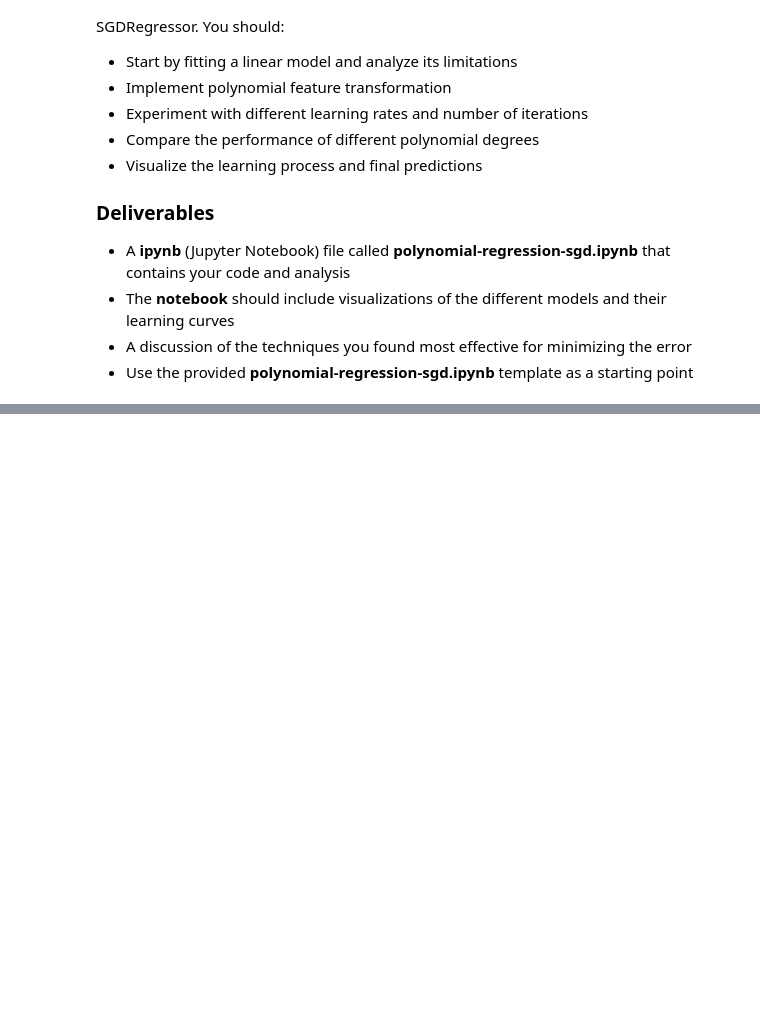
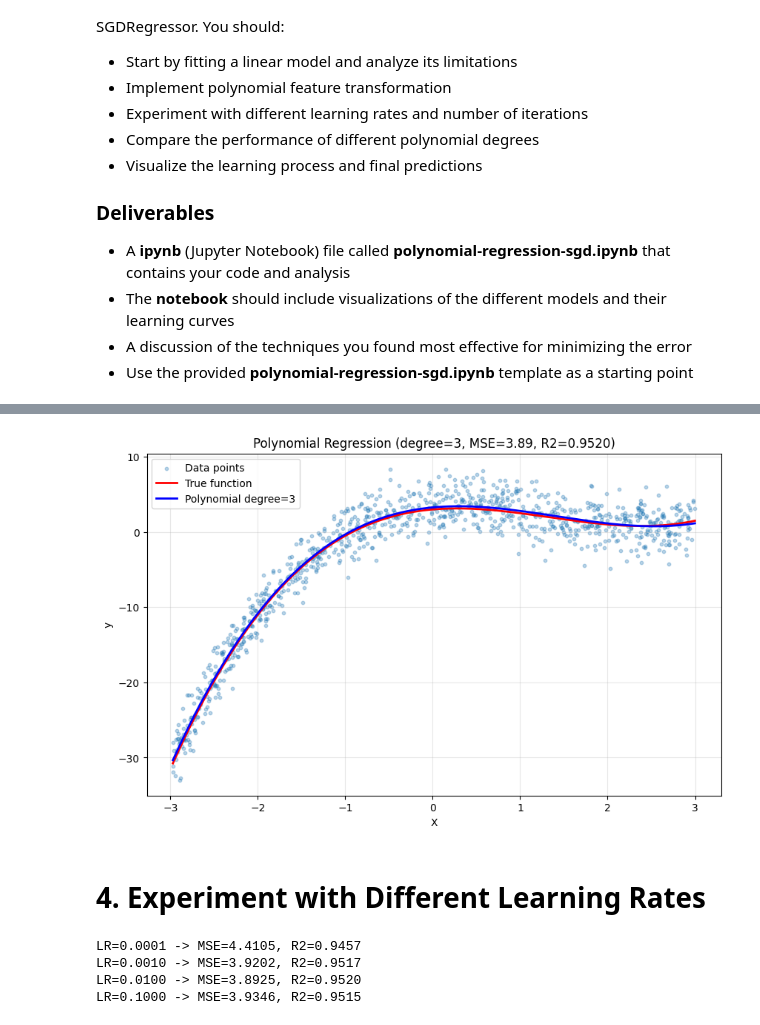
Before and after one commit to mrpunkdasilva/data-science, a Jupyter notebook: assignments/assignment-2/2.4.1.polynomial-regression-sgd.ipynb, the cells around one changed output, grey strips where cells are left out. Saved outputs shown, nothing was run; the diff lists cells and outputs as text; code cells hidden in the pictures; blank space fills up the shorter version.

```diff
--- a/assignments/assignment-2/2.4.1.polynomial-regression-sgd.ipynb
+++ b/assignments/assignment-2/2.4.1.polynomial-regression-sgd.ipynb
@@ -45,0 +122,15 @@ Your task is to explore different approaches to fit this non-linear data using S
+# %%
+def train_poly_sgd(X, y, degree, learning_rate=0.01, n_iter=1000):
+    poly = PolynomialFeatures(degree=degree, include_bias=False)
+    X_poly = poly.fit_transform(X)
+    scaler_poly = StandardScaler()
+    X_poly_scaled = scaler_poly.fit_transform(X_poly)
+
+    sgd = SGDRegressor(max_iter=n_iter, tol=1e-4, eta0=learning_rate, random_state=42)
+    sgd.fit(X_poly_scaled, y)
+
+    y_pred = sgd.predict(X_poly_scaled)
+    mse = mean_squared_error(y, y_pred)
+    r2 = r2_score(y, y_pred)
+
+    return sgd, poly, scaler_poly, mse, r2, y_pred
@@ -45,0 +148,38 @@ Your task is to explore different approaches to fit this non-linear data using S
+# %%
+X_poly3_plot = poly3.transform(x_sorted.reshape(-1, 1))
+X_poly3_scaled = scaler3.transform(X_poly3_plot)
+y_poly3_plot = sgd_poly3.predict(X_poly3_scaled)
+
+plt.figure(figsize=(10, 6))
+plt.scatter(X, y, alpha=0.3, s=10, label='Data points')
+plt.plot(x_sorted, y_sorted, 'r-', linewidth=2, label='True function')
+plt.plot(x_sorted, y_poly3_plot, 'b-', linewidth=2, label=f'Polynomial degree={degree}')
+plt.xlabel('X')
+plt.ylabel('y')
+plt.title(f'Polynomial Regression (degree={degree}, MSE={mse3:.2f}, R2={r23:.4f})')
+plt.legend()
+plt.grid(True, alpha=0.3)
+plt.savefig('data/polynomial_degree3.png', dpi=150, bbox_inches='tight')
+plt.show()
+# %% [output]
+[figure, added]
+# %% [markdown]
+# 4. Experiment with Different Learning Rates
+# %%
+learning_rates = [0.0001, 0.001, 0.01, 0.1]
+degree = 3
+n_iter = 500
+
+results_lr = []
+predictions_lr = []
+
+for lr in learning_rates:
+    sgd, poly, scaler, mse, r2, y_pred = train_poly_sgd(X, y, degree, learning_rate=lr, n_iter=n_iter)
+    results_lr.append({'Learning Rate': lr, 'MSE': mse, 'R2': r2})
+    predictions_lr.append((lr, sgd, poly, scaler))
+    print(f'LR={lr:.4f} -> MSE={mse:.4f}, R2={r2:.4f}')
+# %% [output]
+LR=0.0001 -> MSE=4.4105, R2=0.9457
+LR=0.0010 -> MSE=3.9202, R2=0.9517
+LR=0.0100 -> MSE=3.8925, R2=0.9520
+LR=0.1000 -> MSE=3.9346, R2=0.9515
```
Also changed, not shown: parts of 26 cells of this notebook, 13 other files.
